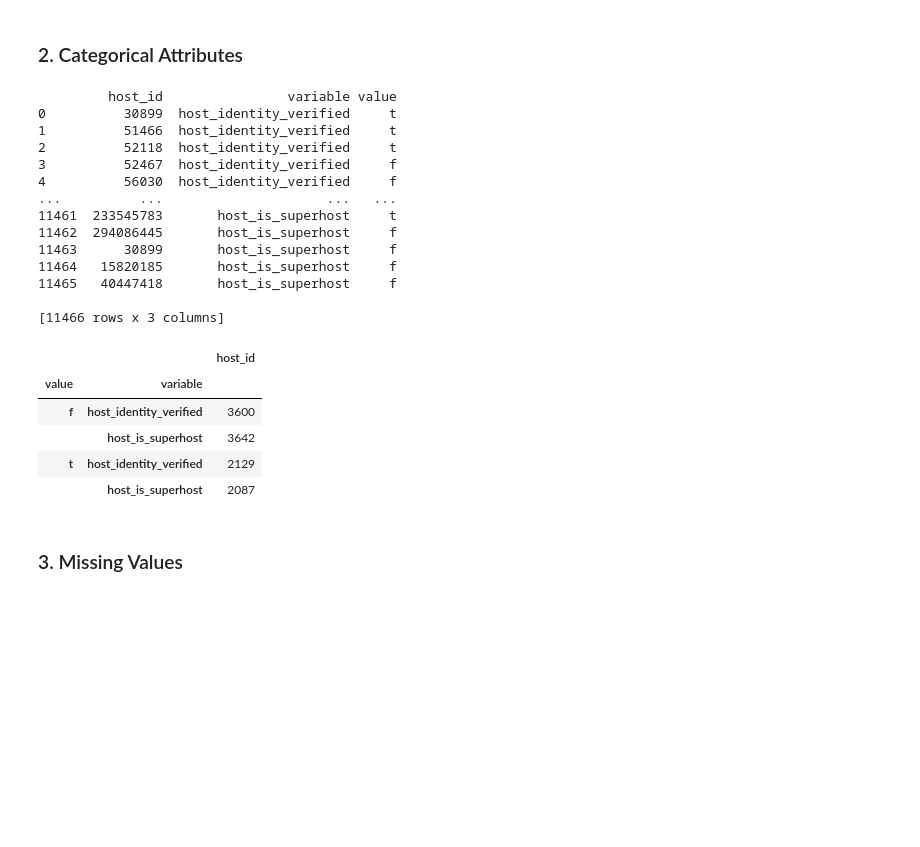
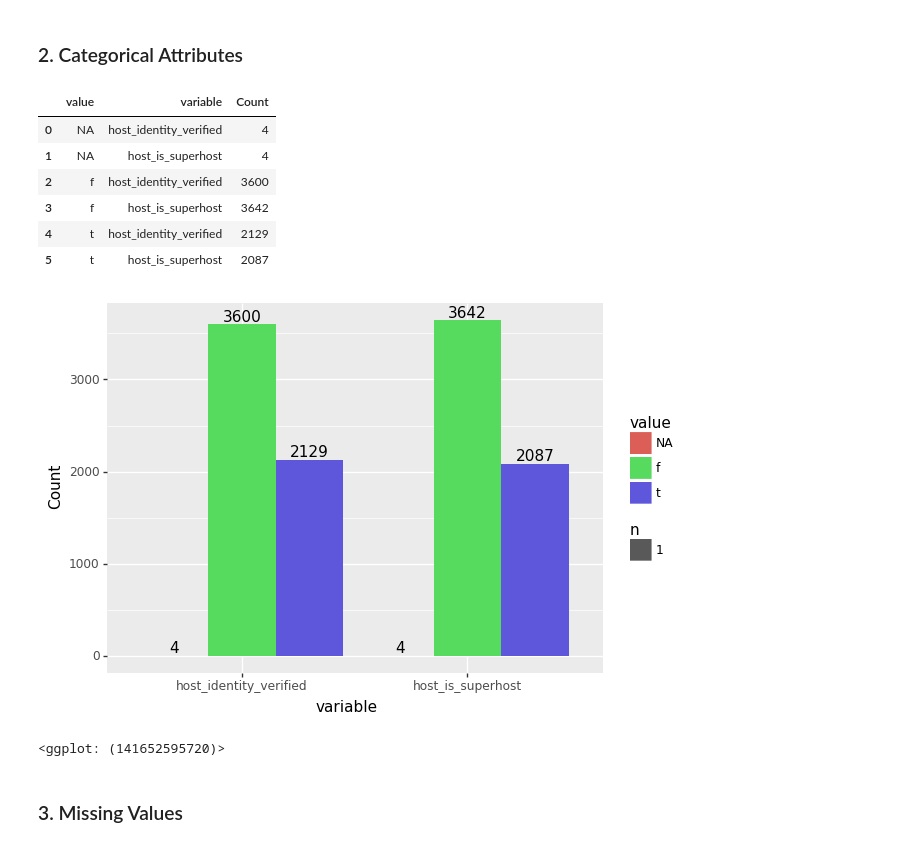
Before and after one commit to vcai01/data_science_talents, a Jupyter notebook: Airbnb_Vancouver.ipynb, the cells around one changed output. Saved outputs shown, nothing was run; the diff lists cells and outputs as text; code cells hidden in the pictures; blank space fills up the shorter version.

```diff
--- a/Airbnb_Vancouver.ipynb
+++ b/Airbnb_Vancouver.ipynb
@@ -194,30 +196,26 @@ len(airbnb_newcomers)
 # %%
 from plotnine import *
 
 airbnb_melted = pd.melt(airbnb_newcomers, id_vars = ['host_id'], value_vars = ['host_identity_verified', 'host_is_superhost'])
-print(airbnb_melted)
 
-airbnb_melted.groupby(['value','variable']).count()
+airbnb_host_count = airbnb_melted.replace(np.NaN,'NA').groupby(['value', 'variable']).count().reset_index()
+airbnb_host_count.rename(columns = {'host_id': 'Count'}, inplace = True)
+
+airbnb_host_count
 # %% [output]
-         host_id                variable value
-0          30899  host_identity_verified     t
-1          51466  host_identity_verified     t
-2          52118  host_identity_verified     t
-3          52467  host_identity_verified     f
-4          56030  host_identity_verified     f
-...          ...                     ...   ...
-11461  233545783       host_is_superhost     t
-11462  294086445       host_is_superhost     f
-11463      30899       host_is_superhost     f
-11464   15820185       host_is_superhost     f
-11465   40447418       host_is_superhost     f
-
-[11466 rows x 3 columns]
-|  |  | host_id |
-| value | variable |  |
-| f | host_identity_verified | 3600 |
-|  | host_is_superhost | 3642 |
-| t | host_identity_verified | 2129 |
-|  | host_is_superhost | 2087 |
+|  | value | variable | Count |
+| 0 | NA | host_identity_verified | 4 |
+| 1 | NA | host_is_superhost | 4 |
+| 2 | f | host_identity_verified | 3600 |
+| 3 | f | host_is_superhost | 3642 |
+| 4 | t | host_identity_verified | 2129 |
+| 5 | t | host_is_superhost | 2087 |
+# %%
+ggplot(airbnb_host_count, aes(x='variable', y='Count', fill = 'value')) +\
+    geom_bar(stat = 'sum', position = 'dodge') +\
+    geom_text(aes(label = 'Count'), position = position_dodge(0.9), vjust = 'bottom')
+# %% [output]
+[figure, added]
+<ggplot: (141652595720)>
 # %% [markdown]
 ### 3. Missing Values
```
Also changed, not shown: parts of 3 cells of this notebook.
